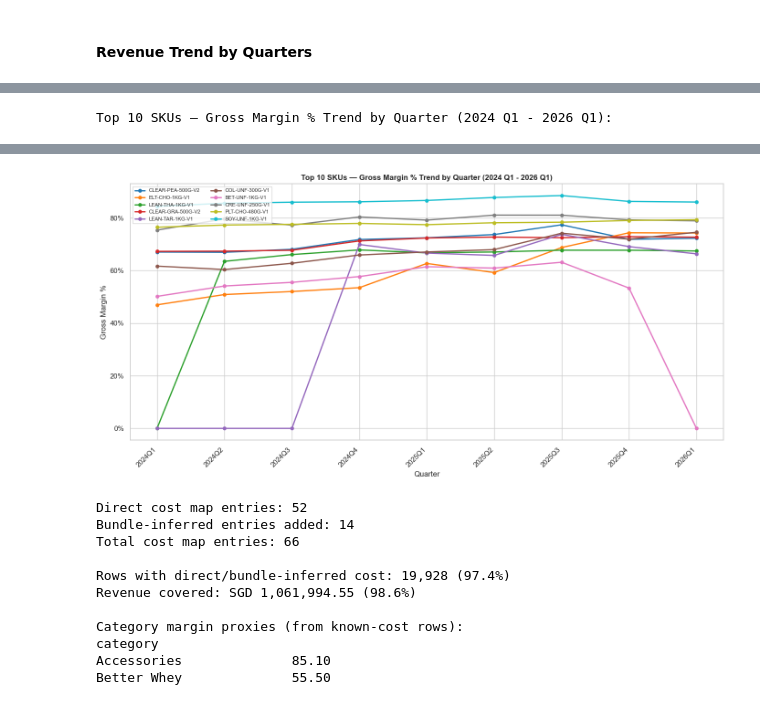
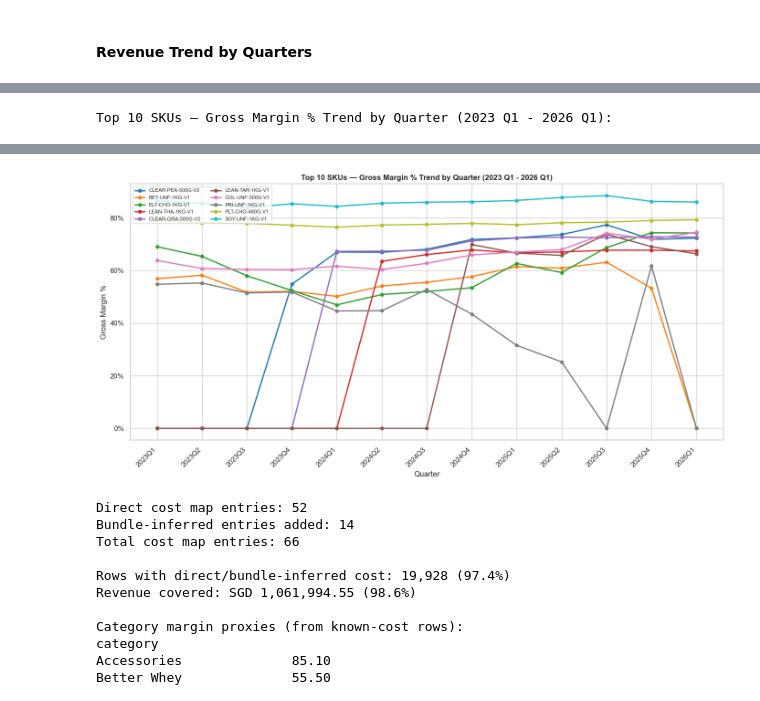
Before and after one commit to alvdoan/Applied-Data-Group-Project, a Jupyter notebook: 04_product_sku_analysis_rm_outlier_v2.ipynb, the cells around one changed output, grey strips where cells are left out. Saved outputs shown, nothing was run; the diff lists cells and outputs as text; code cells hidden in the pictures.

```diff
--- a/04_product_sku_analysis_rm_outlier_v2.ipynb
+++ b/04_product_sku_analysis_rm_outlier_v2.ipynb
@@ -1067,7 +1068,7 @@ Total quarters: 9
 # %%
-# ── Top 10 Categories Margin Trend by Quarter (2024 Q1 - 2026 Q1) ─────────────
+# ── Top 10 Categories Margin Trend by Quarter (2023 Q1 - 2026 Q1) ─────────────
 category_quarter_margin = (
-    so_9q[so_9q['category'].isin(top10_categories_9q)]
+    so_13q[so_13q['category'].isin(top10_categories_13q)]
     .groupby(['category', 'year_quarter'])
     .agg(revenue=('line_revenue', 'sum'), cost=('line_cost_final', 'sum'))
     .reset_index()
@@ -1080,21 +1081,21 @@ category_quarter_margin['margin'] = (
 category_quarter_margin_pivot = category_quarter_margin.pivot(
     index='category', columns='year_quarter', values='margin'
 ).fillna(0)
-category_quarter_margin_pivot = category_quarter_margin_pivot.loc[top10_categories_9q]
+category_quarter_margin_pivot = category_quarter_margin_pivot.loc[top10_categories_13q]
 category_quarter_margin_pivot = category_quarter_margin_pivot[quarters_sorted]
 
-print('Top 10 Categories — Gross Margin % Trend by Quarter (2024 Q1 - 2026 Q1):')
+print('Top 10 Categories — Gross Margin % Trend by Quarter (2023 Q1 - 2026 Q1):')
 display(category_quarter_margin_pivot.style.format('{:.1%}'))
 
 # ── Chart: Multi-line quarterly margin trend for top 10 categories ───────────
-palette = sns.color_palette('tab10', len(top10_categories_9q))
+palette = sns.color_palette('tab10', len(top10_categories_13q))
 fig, ax1 = plt.subplots(figsize=(14, 7))
 
-for i, cat in enumerate(top10_categories_9q):
+for i, cat in enumerate(top10_categories_13q):
     values = category_quarter_margin_pivot.loc[cat]
     ax1.plot(quarters_sorted, values.values, marker='o', linewidth=2, markersize=5, label=cat, color=palette[i])
 
-ax1.set_title('Top 10 Categories — Gross Margin % Trend by Quarter (2024 Q1 - 2026 Q1)',
+ax1.set_title('Top 10 Categories — Gross Margin % Trend by Quarter (2023 Q1 - 2026 Q1)',
               fontsize=12, fontweight='bold')
 ax1.set_xlabel('Quarter')
 ax1.set_ylabel('Gross Margin %')
@@ -1469,7 +1492,7 @@ Quarters: ['2024Q1', '2024Q2', '2024Q3', '2024Q4', '2025Q1', '2025Q2', '2025Q3',
 # %%
-# ── Top 10 SKUs Margin Trend by Quarter (2024 Q1 - 2026 Q1) ───────────────────
+# ── Top 10 SKUs Margin Trend by Quarter (2023 Q1 - 2026 Q1) ───────────────────
 sku_quarter_margin = (
-    so_9q[so_9q['sku'].isin(top10_skus_9q)]
+    so_13q[so_13q['sku'].isin(top10_skus_13q)]
     .groupby(['sku', 'year_quarter'])
     .agg(revenue=('line_revenue', 'sum'), cost=('line_cost_final', 'sum'))
     .reset_index()
@@ -1482,21 +1505,21 @@ sku_quarter_margin['margin'] = (
 sku_quarter_margin_pivot = sku_quarter_margin.pivot(
     index='sku', columns='year_quarter', values='margin'
 ).fillna(0)
-sku_quarter_margin_pivot = sku_quarter_margin_pivot.loc[top10_skus_9q]
+sku_quarter_margin_pivot = sku_quarter_margin_pivot.loc[top10_skus_13q]
 sku_quarter_margin_pivot = sku_quarter_margin_pivot[quarters_sorted]
 
-print('Top 10 SKUs — Gross Margin % Trend by Quarter (2024 Q1 - 2026 Q1):')
+print('Top 10 SKUs — Gross Margin % Trend by Quarter (2023 Q1 - 2026 Q1):')
 display(sku_quarter_margin_pivot.style.format('{:.1%}'))
 
 # ── Chart: Multi-line quarterly margin trend for top 10 SKUs ─────────────────
-palette = sns.color_palette('tab10', len(top10_skus_9q))
+palette = sns.color_palette('tab10', len(top10_skus_13q))
 fig, ax1 = plt.subplots(figsize=(14, 7))
 
-for i, sku in enumerate(top10_skus_9q):
+for i, sku in enumerate(top10_skus_13q):
     values = sku_quarter_margin_pivot.loc[sku]
     ax1.plot(quarters_sorted, values.values, marker='o', linewidth=2, markersize=5, label=sku, color=palette[i])
 
-ax1.set_title('Top 10 SKUs — Gross Margin % Trend by Quarter (2024 Q1 - 2026 Q1)',
+ax1.set_title('Top 10 SKUs — Gross Margin % Trend by Quarter (2023 Q1 - 2026 Q1)',
               fontsize=12, fontweight='bold')
 ax1.set_xlabel('Quarter')
 ax1.set_ylabel('Gross Margin %')
@@ -1508,4 +1531,4 @@ plt.tight_layout()
 plt.savefig(OUTPUT_DIR / 'sku_margin_trend_quarterly.png', dpi=150, bbox_inches='tight')
 plt.show()
 # %% [output]
-Top 10 SKUs — Gross Margin % Trend by Quarter (2024 Q1 - 2026 Q1):
+Top 10 SKUs — Gross Margin % Trend by Quarter (2023 Q1 - 2026 Q1):
@@ -1524,4 +1547,4 @@ Top 10 SKUs — Gross Margin % Trend by Quarter (2024 Q1 - 2026 Q1):
-[figure, old version]
+[figure, new version]
 # %%
 # ── Step 1: Direct cost map from product master ──────────────────────────────
 sku_cost_map = (
```
Also changed, not shown: parts of 18 cells of this notebook, 2 other files.
